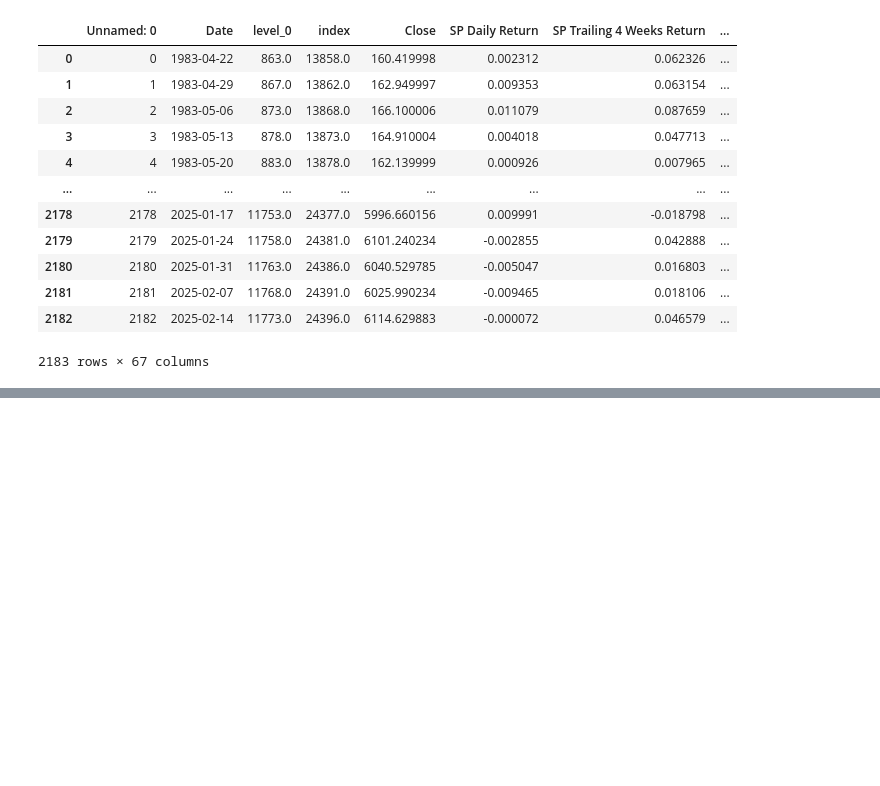
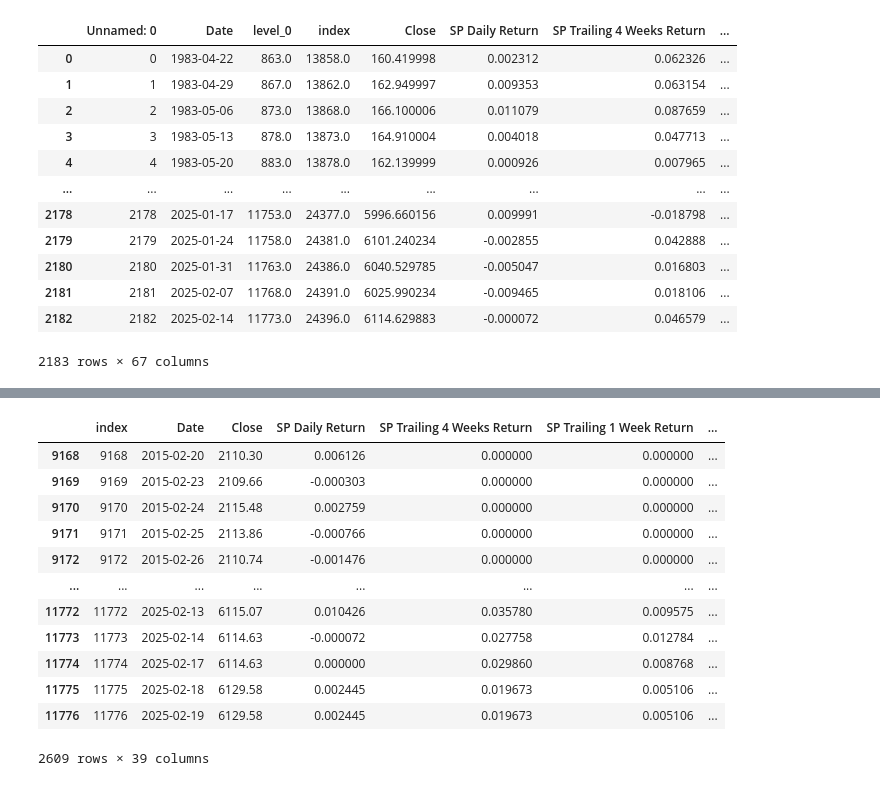
Before and after one commit to JonasHasl/finpage, a Jupyter notebook: div.ipynb, the cells around one changed output, grey strips where cells are left out. Cells and saved outputs as stored; diff of their text form; code cells hidden in the pictures; blank space fills up the shorter version.

```diff
--- a/div.ipynb
+++ b/div.ipynb
@@ -173,0 +881,16 @@ df
+# %%
+econ
+# %% [output]
+|  | index | Date | Close | SP Daily Return | SP Trailing 4 Weeks Return | SP Trailing 1 Week Return | ... |
+| 9168 | 9168 | 2015-02-20 | 2110.30 | 0.006126 | 0.000000 | 0.000000 | ... |
+| 9169 | 9169 | 2015-02-23 | 2109.66 | -0.000303 | 0.000000 | 0.000000 | ... |
+| 9170 | 9170 | 2015-02-24 | 2115.48 | 0.002759 | 0.000000 | 0.000000 | ... |
+| 9171 | 9171 | 2015-02-25 | 2113.86 | -0.000766 | 0.000000 | 0.000000 | ... |
+| 9172 | 9172 | 2015-02-26 | 2110.74 | -0.001476 | 0.000000 | 0.000000 | ... |
+| ... | ... | ... | ... | ... | ... | ... | ... |
+| 11772 | 11772 | 2025-02-13 | 6115.07 | 0.010426 | 0.035780 | 0.009575 | ... |
+| 11773 | 11773 | 2025-02-14 | 6114.63 | -0.000072 | 0.027758 | 0.012784 | ... |
+| 11774 | 11774 | 2025-02-17 | 6114.63 | 0.000000 | 0.029860 | 0.008768 | ... |
+| 11775 | 11775 | 2025-02-18 | 6129.58 | 0.002445 | 0.019673 | 0.005106 | ... |
+| 11776 | 11776 | 2025-02-19 | 6129.58 | 0.002445 | 0.019673 | 0.005106 | ... |
+2609 rows × 39 columns
```
Also changed, not shown: parts of 10 cells of this notebook, 1 other file.
